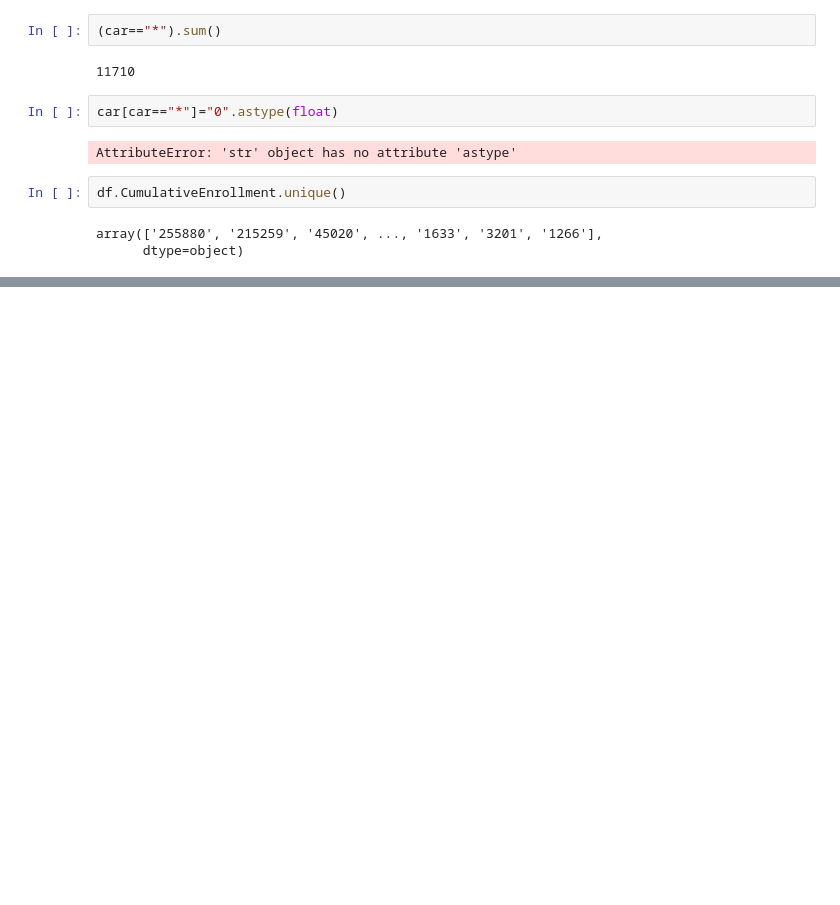
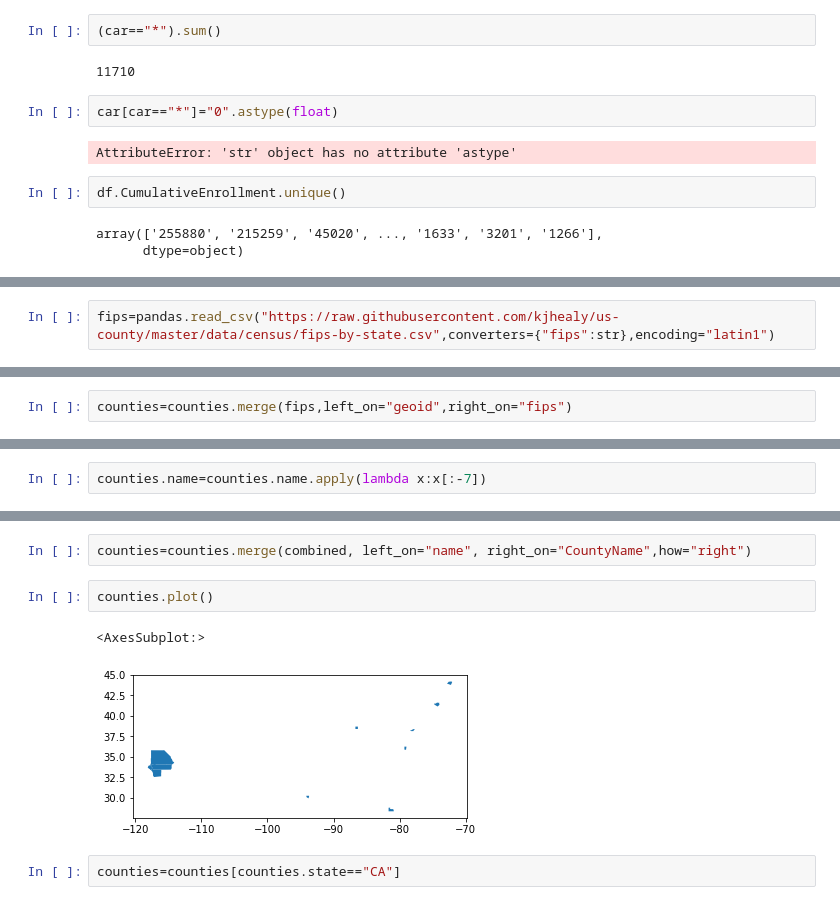
Before and after one commit to nnasr001/PBPL280S21Project1, a Jupyter notebook: attendance_data.ipynb, the cells around one changed output, grey strips where cells are left out. Cells and saved outputs as stored; diff of their text form; blank space fills up the shorter version.

```diff
--- a/attendance_data.ipynb
+++ b/attendance_data.ipynb
@@ -159,0 +327,2 @@ ValueError: could not convert string to float: '*'
+# %%
+fips=pandas.read_csv("https://raw.githubusercontent.com/kjhealy/us-county/master/data/census/fips-by-state.csv",converters={"fips":str},encoding="latin1")
@@ -159,0 +338,2 @@ ValueError: could not convert string to float: '*'
+# %%
+counties=counties.merge(fips,left_on="geoid",right_on="fips")
@@ -159,0 +349,2 @@ ValueError: could not convert string to float: '*'
+# %%
+counties.name=counties.name.apply(lambda x:x[:-7])
@@ -159,0 +360,9 @@ ValueError: could not convert string to float: '*'
+# %%
+counties=counties.merge(combined, left_on="name", right_on="CountyName",how="right")
+# %%
+counties.plot()
+# %% [output]
+<AxesSubplot:>
+[figure, added]
+# %%
+counties=counties[counties.state=="CA"]
```
Also changed, not shown: parts of 38 cells of this notebook, 2 other files.
